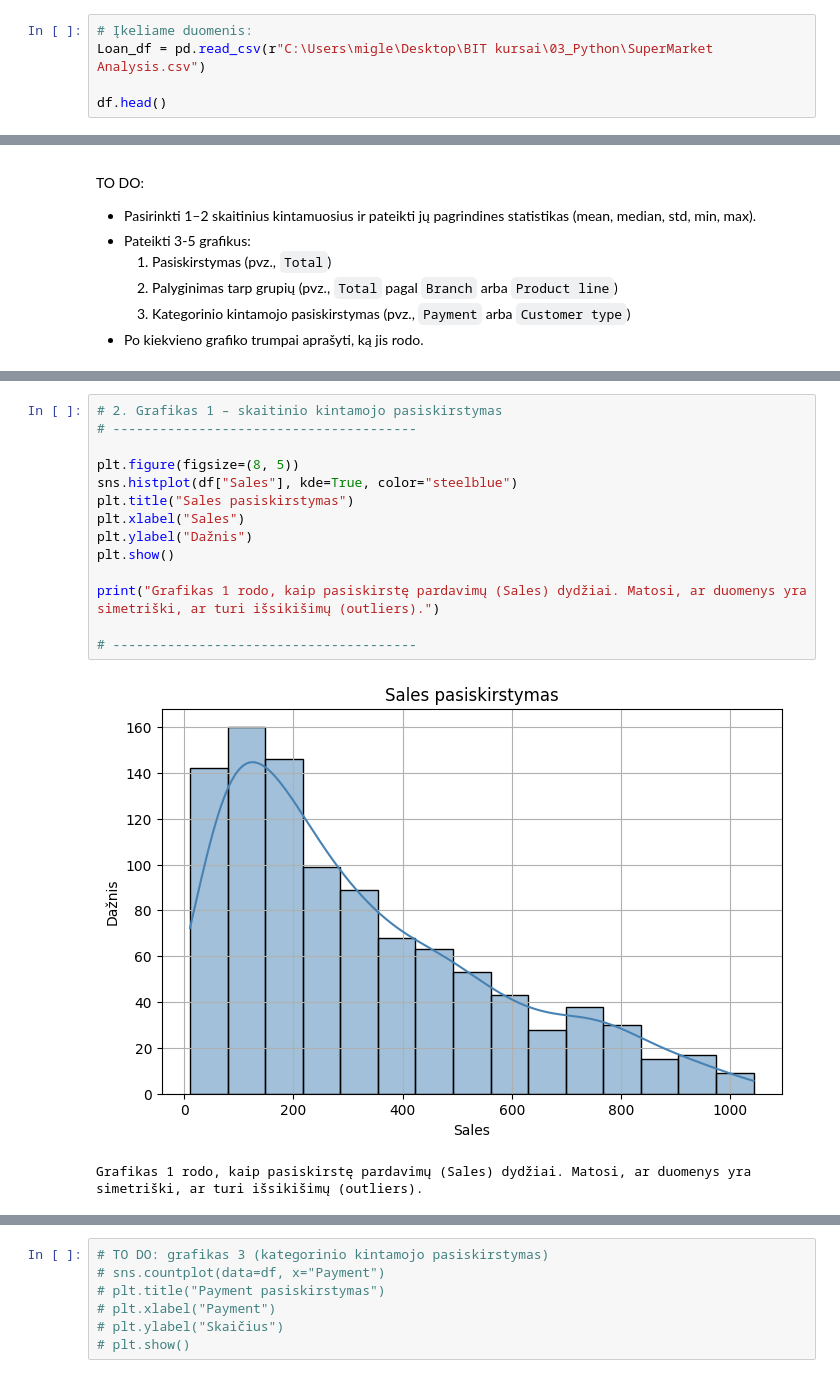
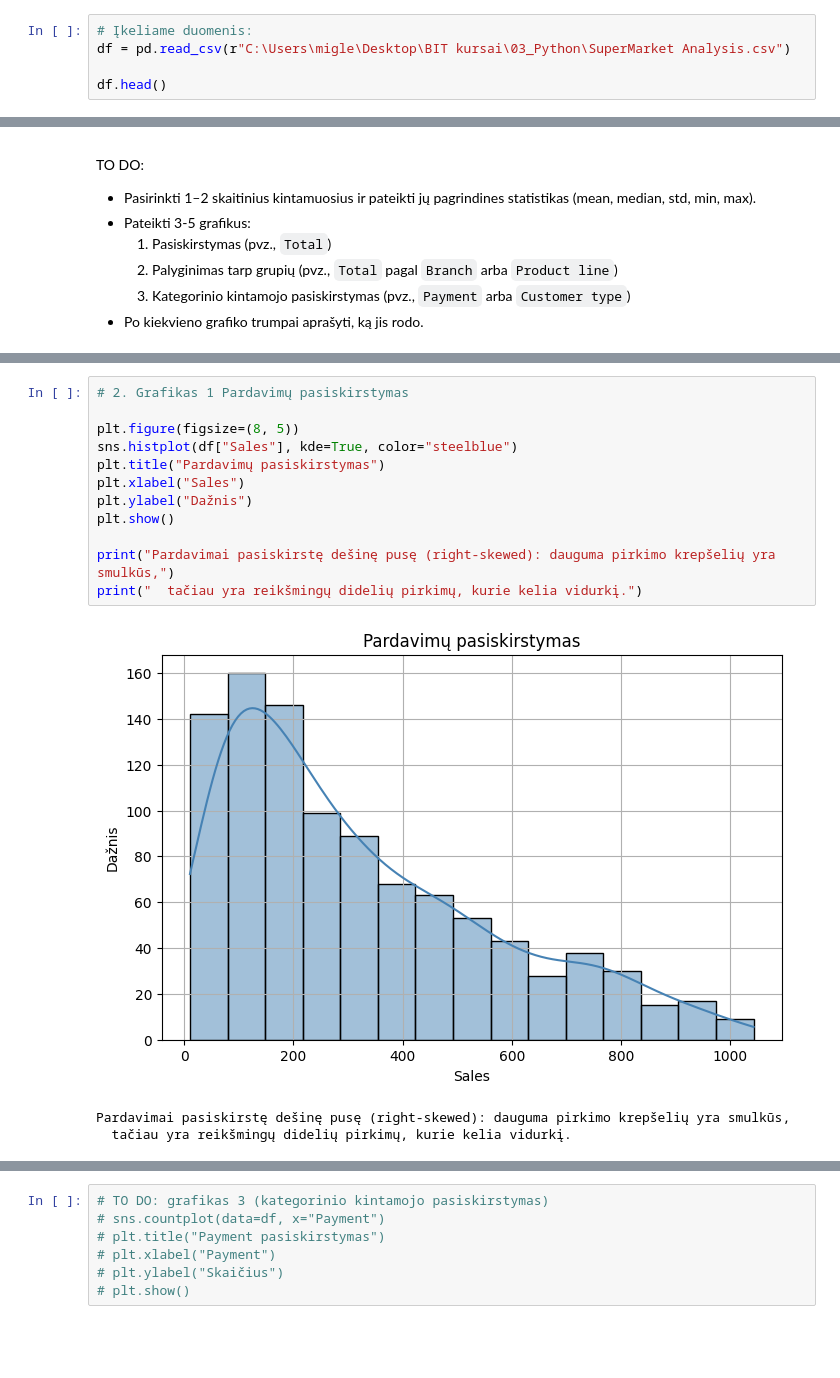
Before and after one commit to MigleSdc/BIT-kursai, a Jupyter notebook: 03_Python/Capstone Project_Supermarket_Sales.ipynb, the cells around one changed output, grey strips where cells are left out. Drawn from its saved outputs; the diff is of its cells as text; blank space fills up the shorter version.

```diff
--- a/03_Python/Capstone Project_Supermarket_Sales.ipynb
+++ b/03_Python/Capstone Project_Supermarket_Sales.ipynb
@@ -35,7 +35,7 @@ TO DO:
 - Patikrinti, ar `df` egzistuoja ir ar matosi pirmos eilutės.
 # %%
 # Įkeliame duomenis:
-Loan_df = pd.read_csv(r"C:\Users\migle\Desktop\BIT kursai\03_Python\SuperMarket Analysis.csv")
+df = pd.read_csv(r"C:\Users\migle\Desktop\BIT kursai\03_Python\SuperMarket Analysis.csv")
 
 df.head()
 # %% [output]
@@ -189,17 +186,16 @@ Quantity    8.00000    10.00
 # %%
-# 2. Grafikas 1 – skaitinio kintamojo pasiskirstymas
-# ---------------------------------------
+# 2. Grafikas 1 Pardavimų pasiskirstymas
 
 plt.figure(figsize=(8, 5))
 sns.histplot(df["Sales"], kde=True, color="steelblue")
-plt.title("Sales pasiskirstymas")
+plt.title("Pardavimų pasiskirstymas")
 plt.xlabel("Sales")
 plt.ylabel("Dažnis")
 plt.show()
 
-print("Grafikas 1 rodo, kaip pasiskirstę pardavimų (Sales) dydžiai. Matosi, ar duomenys yra simetriški, ar turi išsikišimų (outliers).")
-
-# ---------------------------------------
+print("Pardavimai pasiskirstę dešinę pusę (right-skewed): dauguma pirkimo krepšelių yra smulkūs,")
+print("  tačiau yra reikšmingų didelių pirkimų, kurie kelia vidurkį.")
 # %% [output]
-[figure, old version]
+[figure, new version]
-Grafikas 1 rodo, kaip pasiskirstę pardavimų (Sales) dydžiai. Matosi, ar duomenys yra simetriški, ar turi išsikišimų (outliers).
+Pardavimai pasiskirstę dešinę pusę (right-skewed): dauguma pirkimo krepšelių yra smulkūs,
+  tačiau yra reikšmingų didelių pirkimų, kurie kelia vidurkį.
```
Also changed, not shown: parts of 10 cells of this notebook.
